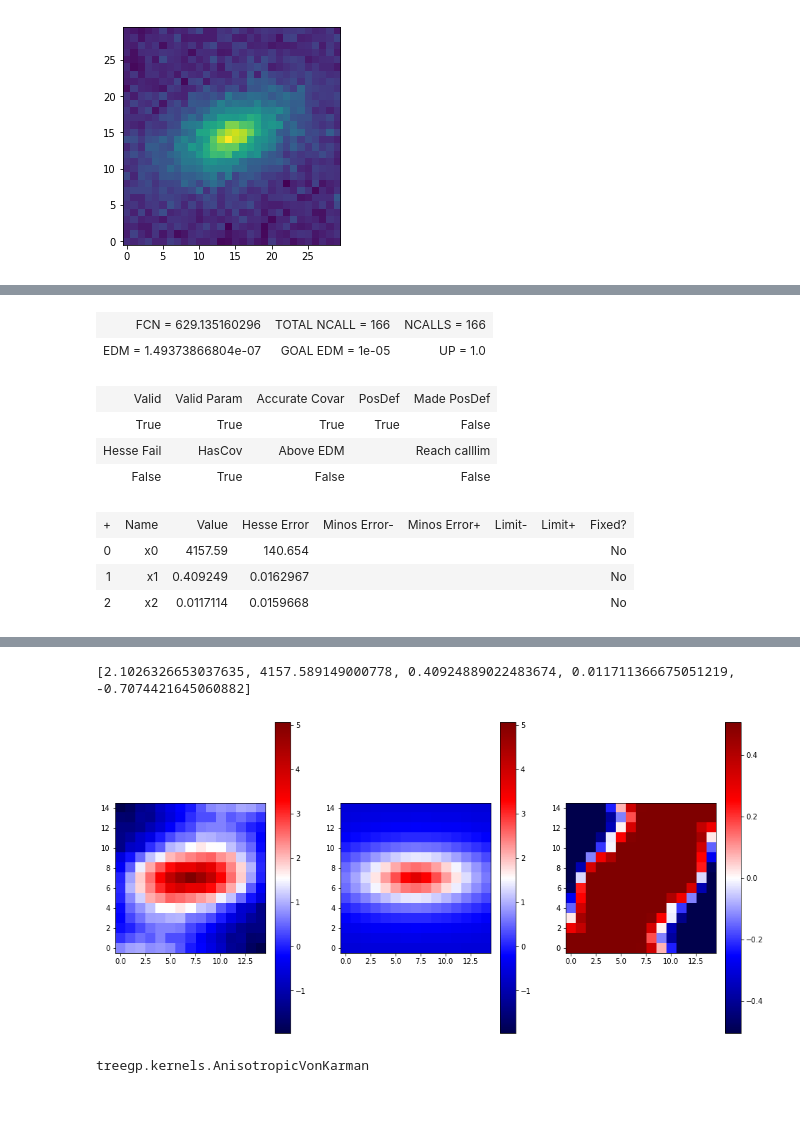
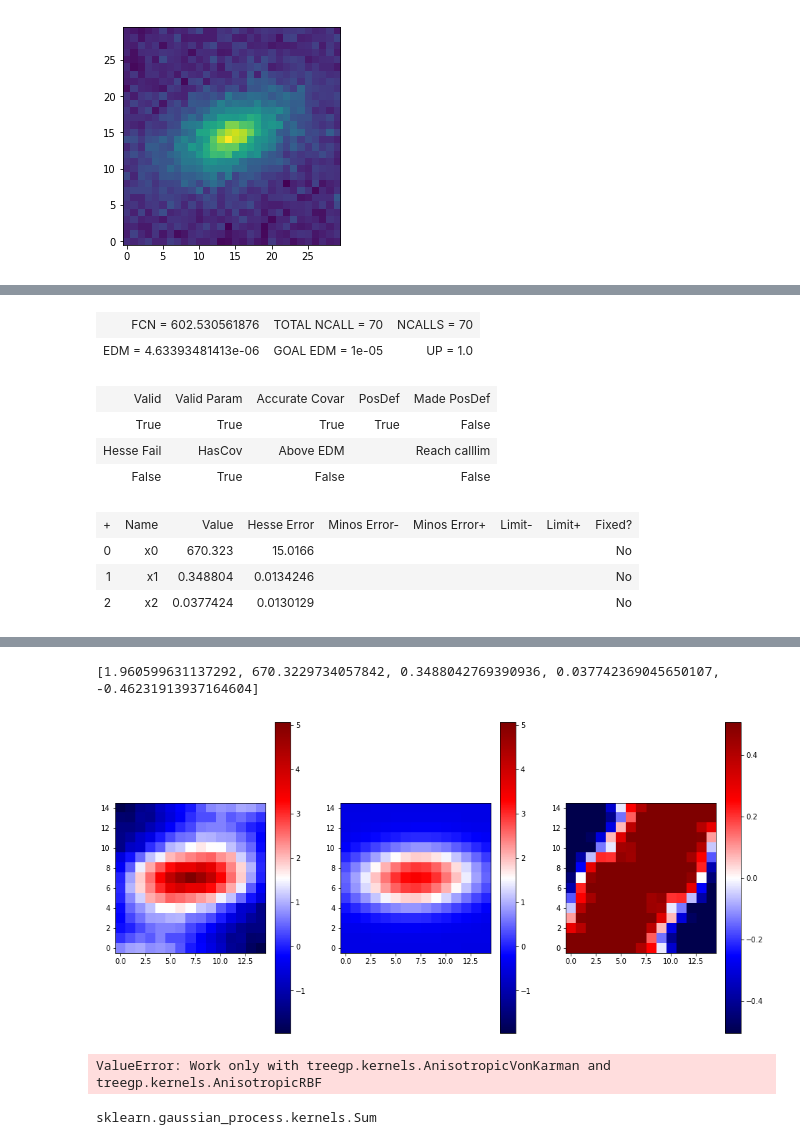
Before and after one commit to PFLeget/treegp, a Jupyter notebook: treegp/robust_fit.ipynb, the cells around one changed output, grey strips where cells are left out. Saved outputs shown, nothing was run; the diff lists cells and outputs as text; code cells hidden in the pictures; blank space fills up the shorter version.

Commit message:
add skl kernel style

```diff
--- a/treegp/robust_fit.ipynb
+++ b/treegp/robust_fit.ipynb
@@ -168,29 +257,30 @@ dic = cPickle.load(open('../../astrometry/17946_z/gp_output_17946.pkl'))
 # %%
 z = dic['gp_output']['gpv.2pcf']
 x = dic['gp_output']['gpv.2pcf_dist'][:,0]
 y = dic['gp_output']['gpv.2pcf_dist'][:,1]
 w = dic['gp_output']['gpv.2pcf_weight']
 mask = dic['gp_output']['gpu.2pcf_mask']
 
-
-fg = fit_gauss(x, y, z, w, mask=mask)
-fg.minimize_minuit(p0 = [4000., 0., 0.])
+A = eval_kernel("2 * AnisotropicRBF(invLam=np.array([[1., 0], [0., 1.]]))")
+#fg = fit_gauss(x, y, z, w, mask=mask)
+fg = robust_2dfit(A, z, x, y, w, mask=mask)
+fg.minimize_minuit(p0 = [600., 0.2, 0.2])
 fg.plot_result()
 #fg.m.migrad_ok()
 # %% [output]
 [interactive output not drawn]
-| FCN = 629.135160296 | TOTAL NCALL = 166 | NCALLS = 166 |
-| EDM = 1.49373866804e-07 | GOAL EDM = 1e-05 | UP = 1.0 |
+| FCN = 602.530561876 | TOTAL NCALL = 70 | NCALLS = 70 |
+| EDM = 4.63393481413e-06 | GOAL EDM = 1e-05 | UP = 1.0 |
 | Valid | Valid Param | Accurate Covar | PosDef | Made PosDef |
 | True | True | True | True | False |
 | Hesse Fail | HasCov | Above EDM |  | Reach calllim |
 | False | True | False |  | False |
 | + | Name | Value | Hesse Error | Minos Error- | Minos Error+ | Limit- | Limit+ | Fixed? |
-| 0 | x0 | 4157.59 | 140.654 |  |  |  |  | No |
-| 1 | x1 | 0.409249 | 0.0162967 |  |  |  |  | No |
-| 2 | x2 | 0.0117114 | 0.0159668 |  |  |  |  | No |
+| 0 | x0 | 670.323 | 15.0166 |  |  |  |  | No |
+| 1 | x1 | 0.348804 | 0.0134246 |  |  |  |  | No |
+| 2 | x2 | 0.0377424 | 0.0130129 |  |  |  |  | No |
 [interactive output not drawn]
-[2.1026326653037635, 4157.589149000778, 0.40924889022483674, 0.011711366675051219, -0.7074421645060882]
+[1.960599631137292, 670.3229734057842, 0.3488042769390936, 0.037742369045650107, -0.46231913937164604]
-[figure, old version]
+[figure, new version]
 # %%
 from treegp import eval_kernel
@@ -197,2 +289,32 @@ from treegp import eval_kernel
+# %%
+A = eval_kernel("2 * RBF(1.)")
+
+def get_kernel_class(A):
+
+    if A.__class__ in [treegp.kernels.AnisotropicVonKarman,
+                       treegp.kernels.AnisotropicRBF,
+                       sklearn.gaussian_process.kernels.Product]:
+
+        if A.__class__ in [sklearn.gaussian_process.kernels.Product]:
+            ok = False
+            for key in A.__dict__:
+                if A.__dict__[key].__class__ in [treegp.kernels.AnisotropicVonKarman,
+                                                 treegp.kernels.AnisotropicRBF]:
+                    kernel_class = A.__dict__[key].__class__
+                    ok = True
+            if not ok:
+                raise ValueError('Work only with treegp.kernels.AnisotropicVonKarman and treegp.kernels.AnisotropicRBF')
+        else:
+            kernel_class = A.__class__
+        return kernel_class
+    else:
+        raise ValueError('Work only with treegp.kernels.AnisotropicVonKarman and treegp.kernels.AnisotropicRBF')
+
+print get_kernel_class(A)
+# %% [output]
+ValueError: Work only with treegp.kernels.AnisotropicVonKarman and treegp.kernels.AnisotropicRBF
 # %%
-A = eval_kernel("AnisotropicVonKarman(invLam=np.array([[1., 0], [0., 1.]]))")
+A = eval_kernel("2 * AnisotropicVonKarman(invLam=np.array([[1., 0], [0., 1.]])) + 2.")
+A.__class__
+# %% [output]
+sklearn.gaussian_process.kernels.Sum
@@ -208,4 +320,0 @@ kernel = A.__class__
-# %%
-k = kernel
-# %% [output]
-treegp.kernels.AnisotropicVonKarman
```
Also changed, not shown: parts of 9 cells of this notebook.
